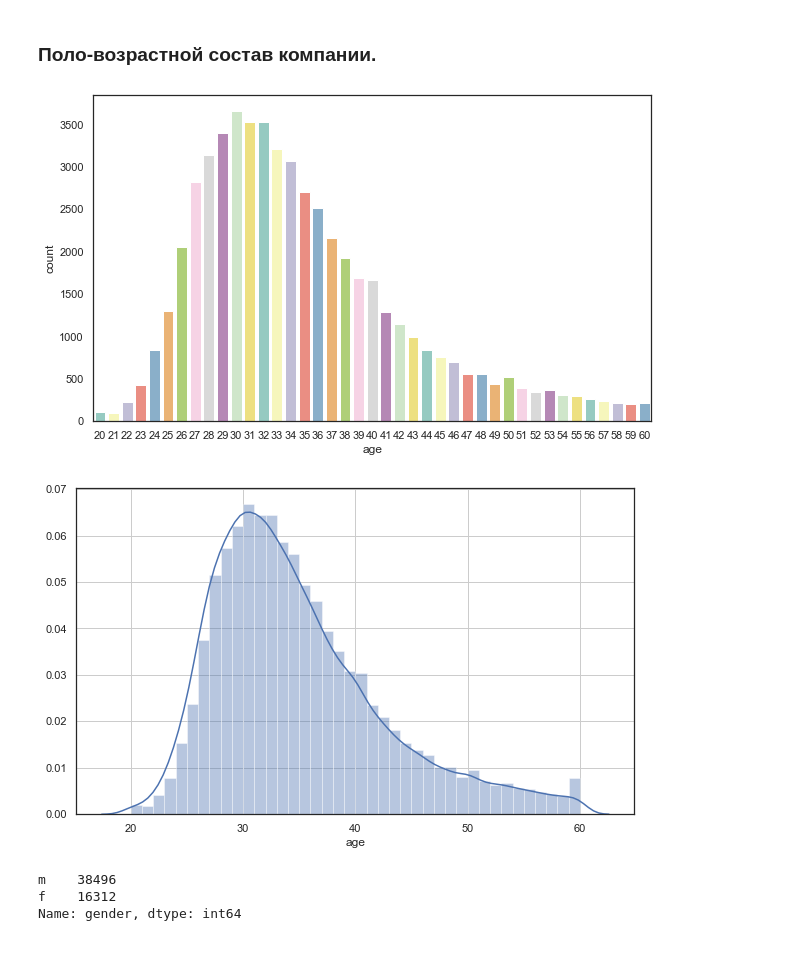
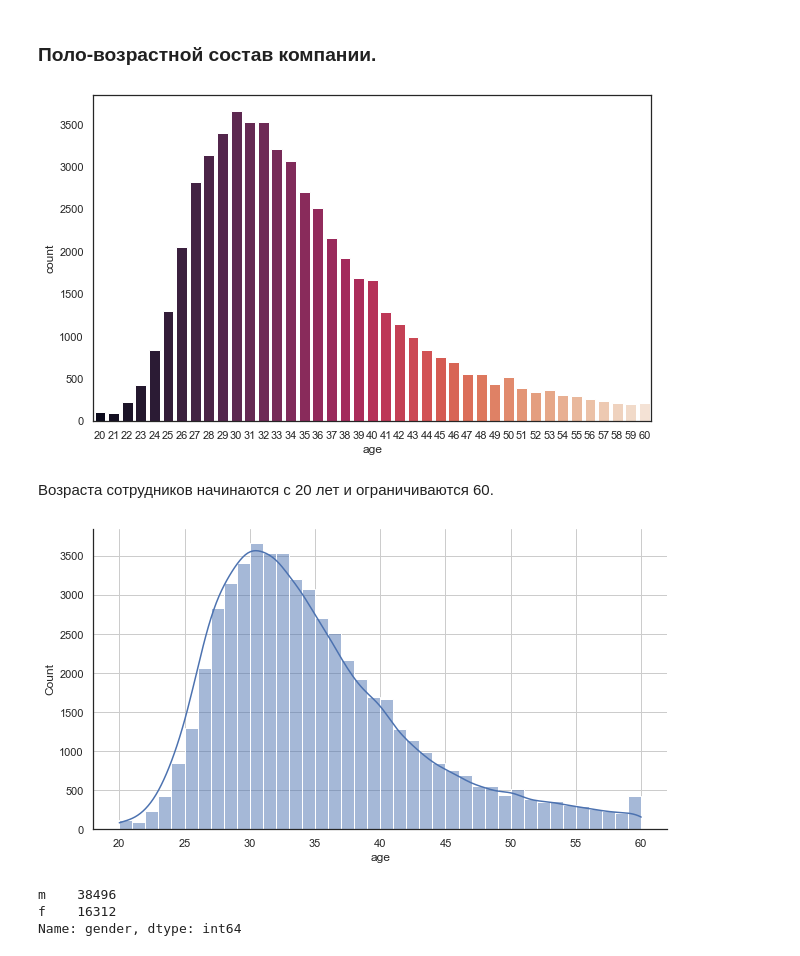
Before and after one commit to ivanvikhrev/ML-HR-analysis-case-study, a Jupyter notebook: model.ipynb, the cells around one changed output. Saved outputs shown, nothing was run; the diff lists cells and outputs as text; code cells hidden in the pictures.

```diff
--- a/model.ipynb
+++ b/model.ipynb
@@ -110,20 +110,22 @@ data.describe(include=['object'])
 # %% [markdown]
 ## Визуализация данных
 # %%
-sns.set(style = 'white', rc={'figure.figsize':(10, 6)}, palette ='deep')
+sns.set(style = 'white', rc={'figure.figsize':(10, 6)})
 # %% [markdown]
 ### Поло-возрастной состав компании.
 # %%
-sns.countplot(x='age', data=data, palette="Set3")
+sns.countplot(x='age', data=data, palette ='rocket')
 pass
 # %% [output]
-[figure, old version]
+[figure, new version]
+# %% [markdown]
+Возраста сотрудников начинаются с 20 лет и ограничиваются 60.
 # %%
-sns.distplot(data['age'], bins=40)
+sns.displot(data['age'], bins=40, kde = True, aspect = 1.8)
 plt.grid()
 pass
 # %% [output]
-[figure, old version]
+[figure, new version]
 # %%
 data['gender'].value_counts()
 # %% [output]
```
Also changed, not shown: parts of 99 cells of this notebook.
